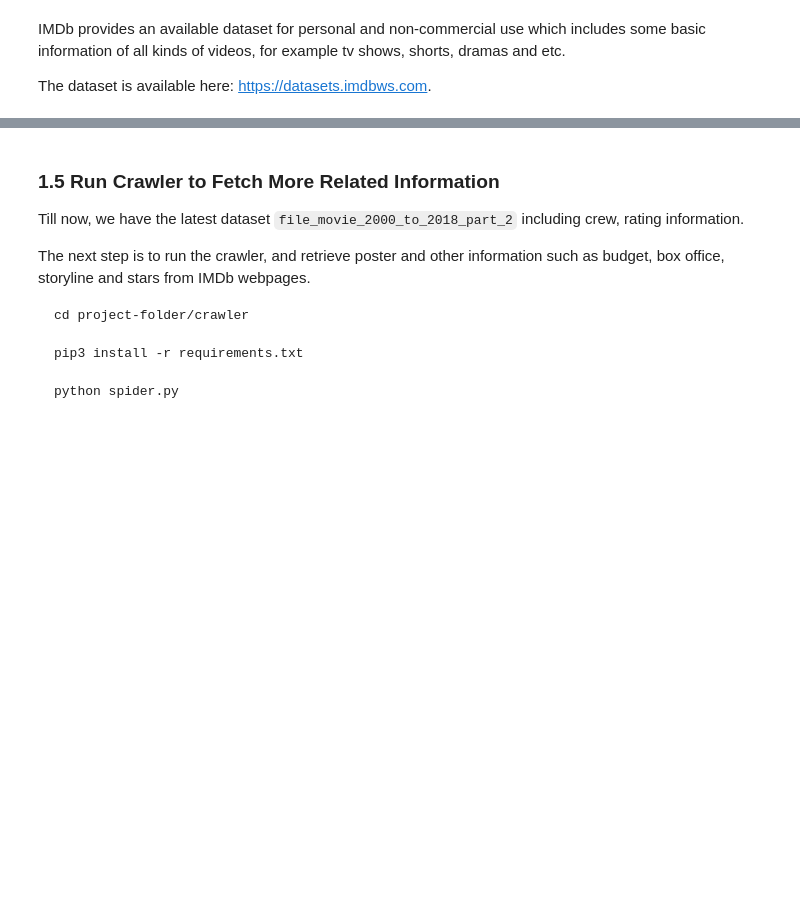
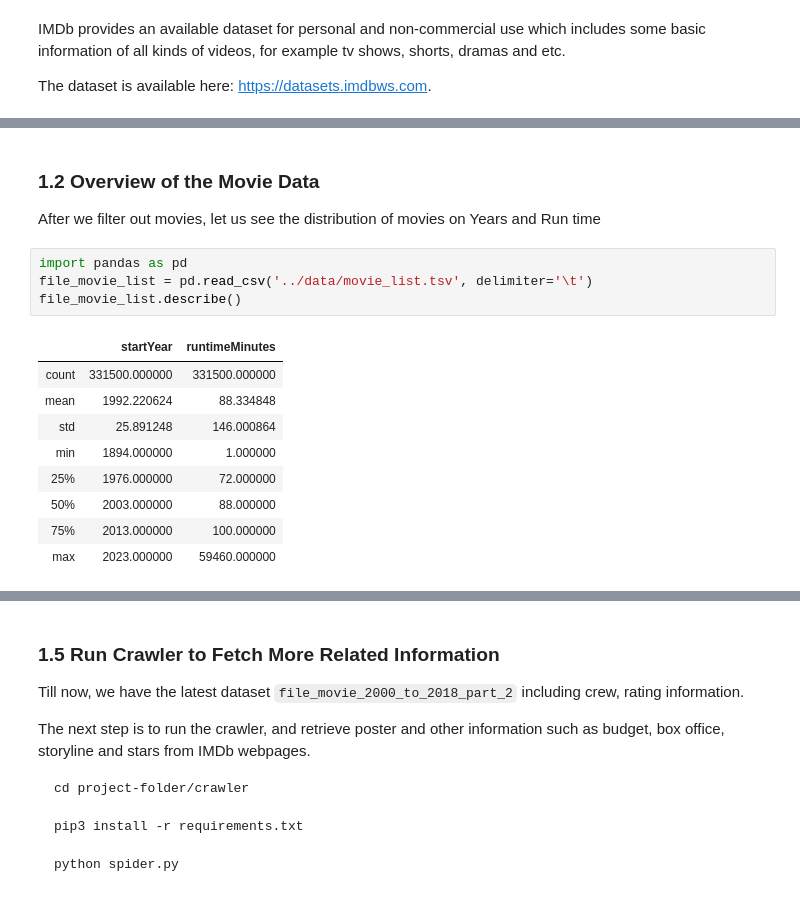
Before and after one commit to pupboss/CE7454-Project-Fall2019, a Jupyter notebook: notebook/notebook.ipynb, the cells around one changed output, grey strips where cells are left out. Cells and saved outputs as stored; diff of their text form; blank space fills up the shorter version.

```diff
--- a/notebook/notebook.ipynb
+++ b/notebook/notebook.ipynb
@@ -56,0 +78,18 @@ First we have to filter the data we wanted, to seperate the movies data part, th
+# %% [markdown]
+### 1.2 Overview of the Movie Data
+
+After we filter out movies, let us see the distribution of movies on Years and Run time
+# %%
+import pandas as pd
+file_movie_list = pd.read_csv('../data/movie_list.tsv', delimiter='\t')
+file_movie_list.describe()
+# %% [output]
+|  | startYear | runtimeMinutes |
+| count | 331500.000000 | 331500.000000 |
+| mean | 1992.220624 | 88.334848 |
+| std | 25.891248 | 146.000864 |
+| min | 1894.000000 | 1.000000 |
+| 25% | 1976.000000 | 72.000000 |
+| 50% | 2003.000000 | 88.000000 |
+| 75% | 2013.000000 | 100.000000 |
+| max | 2023.000000 | 59460.000000 |
```
Also changed, not shown: parts of 11 cells of this notebook, 4 other files.
